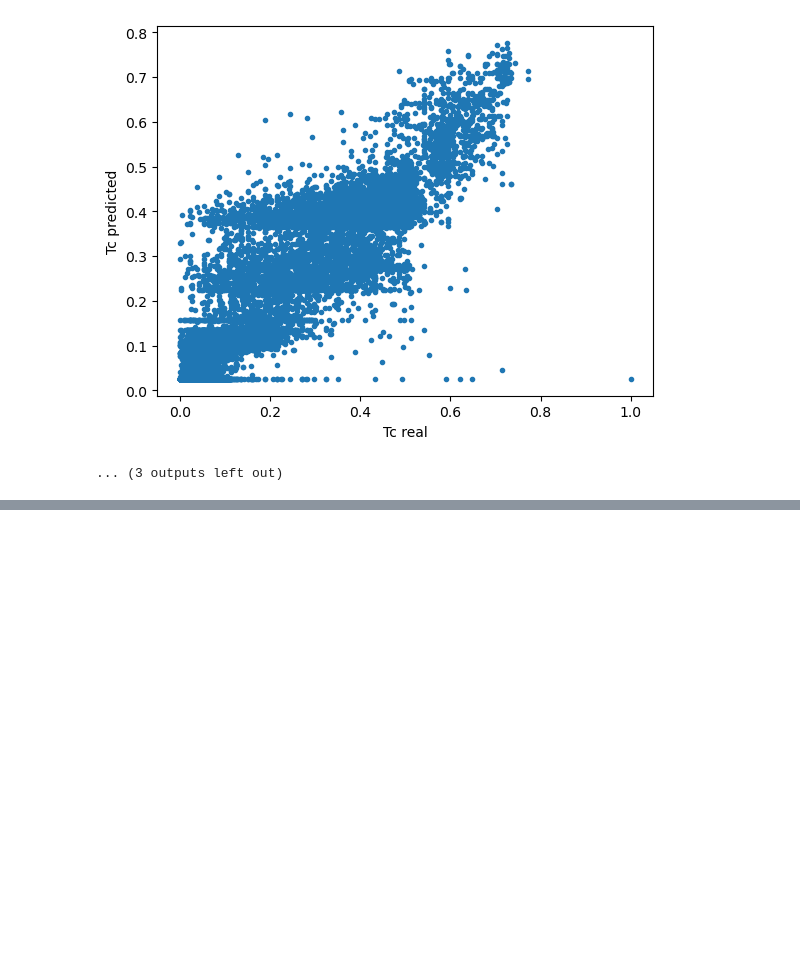
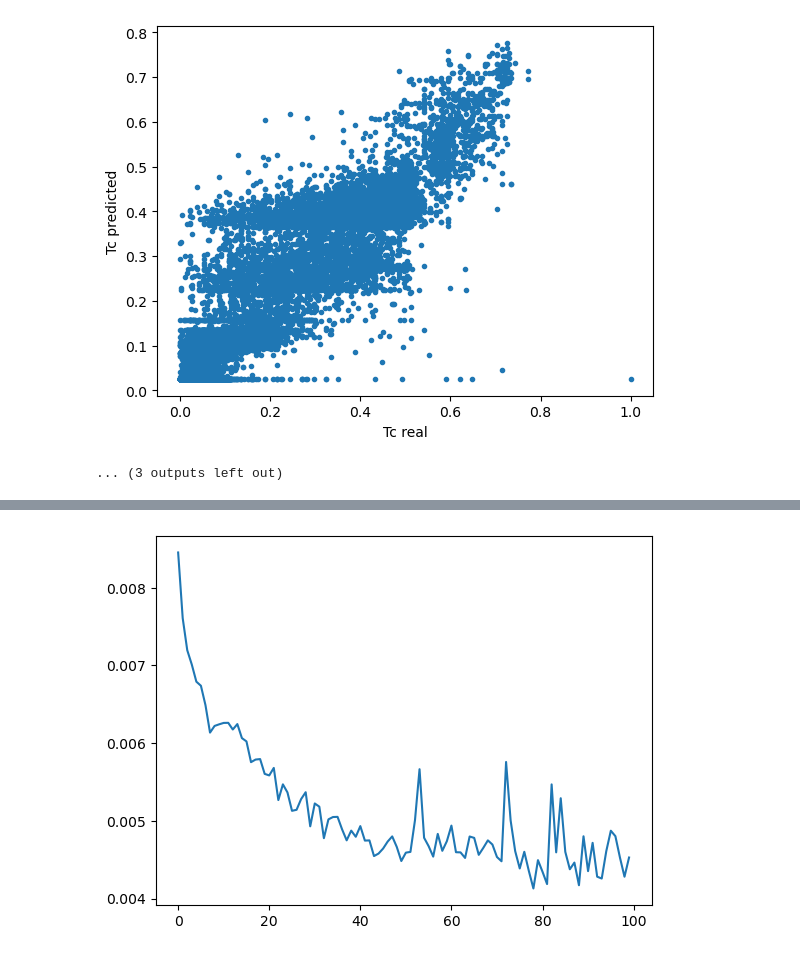
Before and after one commit to ax214/pml_supercond, a Jupyter notebook: notebooks/06_cnn_abandoned.ipynb, the cells around one changed output, grey strips where cells are left out. Saved outputs shown, nothing was run; the diff lists cells and outputs as text; code cells hidden in the pictures; blank space fills up the shorter version.

```diff
--- a/notebooks/06_cnn_abandoned.ipynb
+++ b/notebooks/06_cnn_abandoned.ipynb
@@ -385,0 +492,85 @@ RMSE: 0.0722  scaled: 13.35
+# %%
+lr=0.0005
+loss_fn = nn.MSELoss()
+model = nn.Sequential(
+    nn.Conv1d(in_channels=1, out_channels=16, kernel_size=3),
+    nn.ReLU(),
+    nn.MaxPool1d(kernel_size=2),
+    nn.Conv1d(in_channels=16, out_channels=32, kernel_size=3),
+    nn.ReLU(),
+    nn.MaxPool1d(kernel_size=2),
+    nn.Conv1d(in_channels=32, out_channels=64, kernel_size=3),
+    nn.ReLU(),
+    nn.MaxPool1d(kernel_size=2),
+    nn.Flatten(),
+    # 81 -> conv(3) -> 79 -> pool -> 39 -> conv(3) -> 37 -> pool -> 18 -> conv(3) -> 16 -> pool -> 8
+    nn.Linear(64*8, 128),
+    nn.ReLU(),
+    nn.Linear(128, 64),
+    nn.ReLU(),
+    nn.Linear(64, 32),
+    nn.ReLU(),
+    nn.Linear(32, 16),
+    nn.ReLU(),
+    nn.Linear(16, 8),
+    nn.ReLU(),
+    nn.Linear(8, 1)
+)
+
+# loss function and optimizer
+mse_loss = nn.MSELoss()  # mean square error
+optimizer = optim.Adam(model.parameters(), lr=lr)
+
+n_epochs = 100   # number of epochs to run
+batch_size = 10  # size of each batch
+batch_start = torch.arange(0, len(X_train), batch_size)
+
+# Hold the best model
+best_lossval = np.inf   # init to infinity
+best_mse = np.inf # init to infinity
+best_weights = None
+history = []
+
+for epoch in range(n_epochs):
+    model.train()
+    with tqdm.tqdm(batch_start, unit="batch", mininterval=0, disable=True) as bar:
+        bar.set_description(f"Epoch {epoch}")
+        for start in bar:
+            # take a batch
+            X_batch = X_train[start:start+batch_size]
+            y_batch = y_train[start:start+batch_size]
+            X_batch = X_batch.unsqueeze(1)  # add channel dimension
+            #print(X_batch.shape)
+            # forward pass
+            y_pred = model(X_batch)
+            loss = loss_fn(y_pred, y_batch)
+            # backward pass
+            optimizer.zero_grad()
+            loss.backward()
+            # update weights
+            optimizer.step()
+            # print progress
+            bar.set_postfix(lossval=float(loss))
+    # evaluate accuracy at end of each epoch
+    model.eval()
+    y_pred = model(X_test)
+    lossval = loss_fn(y_pred, y_test)
+    lossval = float(lossval)
+    mse = float(mse_loss(y_pred, y_test))
+    history.append(lossval)
+    if lossval < best_lossval:
+        best_lossval = lossval
+        best_mse = mse
+        best_weights = copy.deepcopy(model.state_dict())
+    print(f"Epoch {epoch}: Loss = {lossval:.4f}, RMSE scaled = %.2f" % (np.sqrt(mse) * y_max))
+
+# restore model and return best accuracy
+model.load_state_dict(best_weights)
+print("Best Loss: %.4f " % best_lossval)
+print("RMSE: %.4f " % np.sqrt(best_mse), "scaled: %.2f" % (np.sqrt(best_mse) * y_max))
+plt.plot(history)
+plt.show()
+torch.save(model.state_dict(), str(loss_fn) + '.pth')
+
+show_predictions(model, X_norm, y_norm)
+# %% [output]
@@ -385,0 +594 @@ RMSE: 0.0722  scaled: 13.35
+[figure, added]
```
Also changed, not shown: parts of 7 cells of this notebook, 9 other files.
